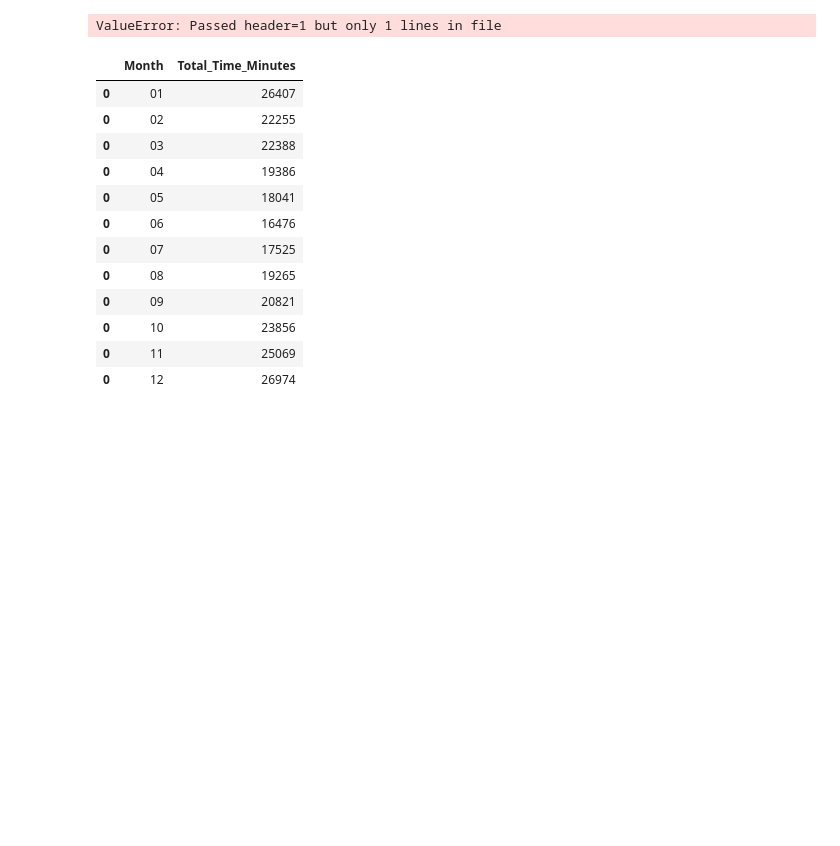
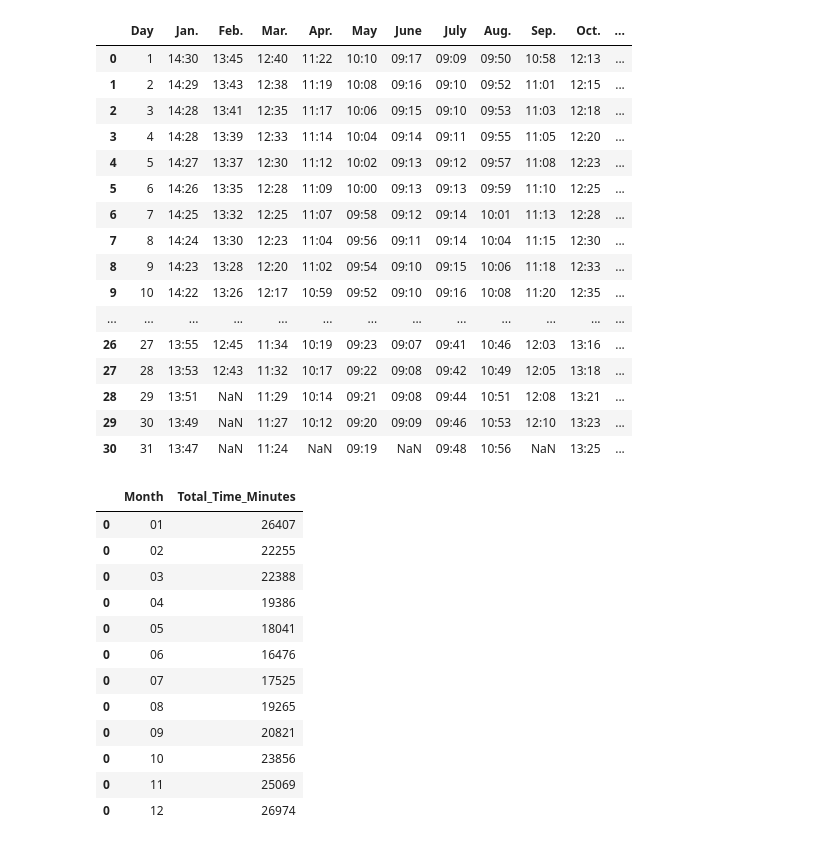
Before and after one commit to fsantosvix/Project3-Group2, a Jupyter notebook: lightdata_code_month.ipynb, the cells around one changed output. Cells and saved outputs as stored; diff of their text form; code cells hidden in the pictures; blank space fills up the shorter version.

```diff
--- a/lightdata_code_month.ipynb
+++ b/lightdata_code_month.ipynb
@@ -4,11 +6,41 @@ import csv
 # %%
+# #url for 2023
+# url2023 = "https://aa.usno.navy.mil/calculated/durdaydark?year=2023&task=1&lat=38.89&lon=-77.03&label=Washington%2C+DC&tz=5&tz_sign=-1&submit=Get+Data"
+# data2023 = pd.read_html(url2023,header=1)[0]  # Assuming the table is the first one on the page
+# # Create a DataFrame (example)
+# data2023 = pd.DataFrame(data2023)
+
 #url for 2023
 url2023 = "https://aa.usno.navy.mil/calculated/durdaydark?year=2023&task=1&lat=38.89&lon=-77.03&label=Washington%2C+DC&tz=5&tz_sign=-1&submit=Get+Data"
-data2023 = pd.read_html(url2023,header=1)[0]  # Assuming the table is the first one on the page
+df = pd.read_html(url2023)  # Assuming the table is the first one on the page
 # Create a DataFrame (example)
-data2023 = pd.DataFrame(data2023)
-# %% [output]
-ValueError: Passed header=1 but only 1 lines in file
+# %%
+
+##########
+first = df[0]
+new_columns = ['Day', 'Jan.','Feb.','Mar.','Apr.','May','June','July','Aug.','Sep.','Oct.','Nov.','Dec.']
+first.columns = new_columns
+data2023 = first.iloc[1:]
+data2023.reset_index(inplace=True, drop=True)
+data2023
+# %% [output]
+|  | Day | Jan. | Feb. | Mar. | Apr. | May | June | July | Aug. | Sep. | Oct. | ... |
+| 0 | 1 | 14:30 | 13:45 | 12:40 | 11:22 | 10:10 | 09:17 | 09:09 | 09:50 | 10:58 | 12:13 | ... |
+| 1 | 2 | 14:29 | 13:43 | 12:38 | 11:19 | 10:08 | 09:16 | 09:10 | 09:52 | 11:01 | 12:15 | ... |
+| 2 | 3 | 14:28 | 13:41 | 12:35 | 11:17 | 10:06 | 09:15 | 09:10 | 09:53 | 11:03 | 12:18 | ... |
+| 3 | 4 | 14:28 | 13:39 | 12:33 | 11:14 | 10:04 | 09:14 | 09:11 | 09:55 | 11:05 | 12:20 | ... |
+| 4 | 5 | 14:27 | 13:37 | 12:30 | 11:12 | 10:02 | 09:13 | 09:12 | 09:57 | 11:08 | 12:23 | ... |
+| 5 | 6 | 14:26 | 13:35 | 12:28 | 11:09 | 10:00 | 09:13 | 09:13 | 09:59 | 11:10 | 12:25 | ... |
+| 6 | 7 | 14:25 | 13:32 | 12:25 | 11:07 | 09:58 | 09:12 | 09:14 | 10:01 | 11:13 | 12:28 | ... |
+| 7 | 8 | 14:24 | 13:30 | 12:23 | 11:04 | 09:56 | 09:11 | 09:14 | 10:04 | 11:15 | 12:30 | ... |
+| 8 | 9 | 14:23 | 13:28 | 12:20 | 11:02 | 09:54 | 09:10 | 09:15 | 10:06 | 11:18 | 12:33 | ... |
+| 9 | 10 | 14:22 | 13:26 | 12:17 | 10:59 | 09:52 | 09:10 | 09:16 | 10:08 | 11:20 | 12:35 | ... |
+| ... | ... | ... | ... | ... | ... | ... | ... | ... | ... | ... | ... | ... |
+| 26 | 27 | 13:55 | 12:45 | 11:34 | 10:19 | 09:23 | 09:07 | 09:41 | 10:46 | 12:03 | 13:16 | ... |
+| 27 | 28 | 13:53 | 12:43 | 11:32 | 10:17 | 09:22 | 09:08 | 09:42 | 10:49 | 12:05 | 13:18 | ... |
+| 28 | 29 | 13:51 | NaN | 11:29 | 10:14 | 09:21 | 09:08 | 09:44 | 10:51 | 12:08 | 13:21 | ... |
+| 29 | 30 | 13:49 | NaN | 11:27 | 10:12 | 09:20 | 09:09 | 09:46 | 10:53 | 12:10 | 13:23 | ... |
+| 30 | 31 | 13:47 | NaN | 11:24 | NaN | 09:19 | NaN | 09:48 | 10:56 | NaN | 13:25 | ... |
 # %%
 data2023 ['NMJan'] = '01'
 Jan = ['NMJan', 'Jan.']
```
Also changed, not shown: parts of 1 cell of this notebook.
